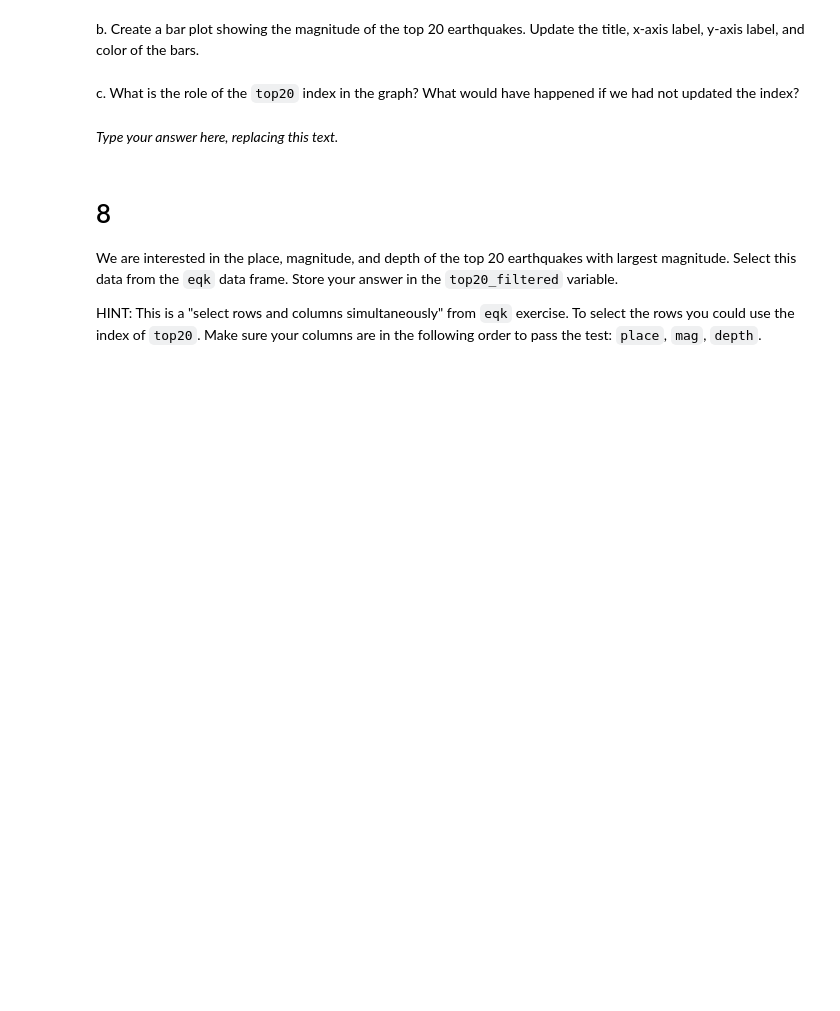
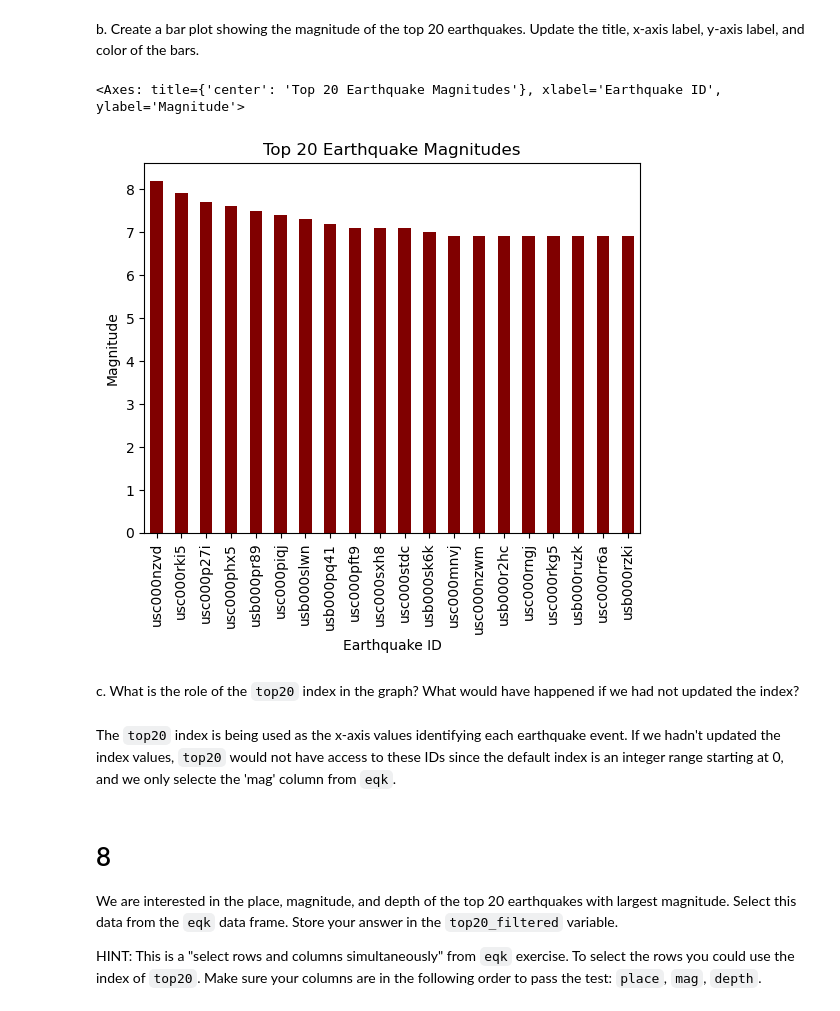
Before and after one commit to ssoriano22/eds220-hwk1, a Jupyter notebook: task3/hwk1-task3-earthquakes.ipynb, the cells around one changed output. Saved outputs shown, nothing was run; the diff lists cells and outputs as text; code cells hidden in the pictures; blank space fills up the shorter version.

```diff
--- a/task3/hwk1-task3-earthquakes.ipynb
+++ b/task3/hwk1-task3-earthquakes.ipynb
@@ -200,3 +198,6 @@ top20 = ...
+# %%
+# Subset eqk to get a pd.Series w/ the 20 earthquakes w/ the largest magnitudes
+top20 = eqk['mag'].nlargest(20)
 # %%
 # View the dataframe
 top20
@@ -206,14 +227,25 @@ grader.check("q7_a")
 <!-- BEGIN QUESTION -->
 
 b. Create a bar plot showing the magnitude of the top 20 earthquakes. Update the title, x-axis label, y-axis label, and color of the bars.
+# %%
+# Plot bar plot of top 20 earthquake magnitudes
+top20.plot(kind = 'bar',
+            x = 'mag',
+            title = 'Top 20 Earthquake Magnitudes',
+            xlabel = 'Earthquake ID',
+            ylabel = 'Magnitude',
+            color = 'maroon')
+# %% [output]
+<Axes: title={'center': 'Top 20 Earthquake Magnitudes'}, xlabel='Earthquake ID', ylabel='Magnitude'>
+[figure, added]
 # %% [markdown]
 <!-- END QUESTION -->
 
 <!-- BEGIN QUESTION -->
 
 c. What is the role of the `top20` index in the graph? What would have happened if we had not updated the index?
-# %% [markdown]
-_Type your answer here, replacing this text._
+# %% [markdown]
+The `top20` index is being used as the x-axis values identifying each earthquake event. If we hadn't updated the index values, `top20` would not have access to these IDs since the default index is an integer range starting at 0, and we only selecte the 'mag' column from `eqk`.
 # %% [markdown]
 <!-- END QUESTION -->
 
```
Also changed, not shown: parts of 4 cells of this notebook.
